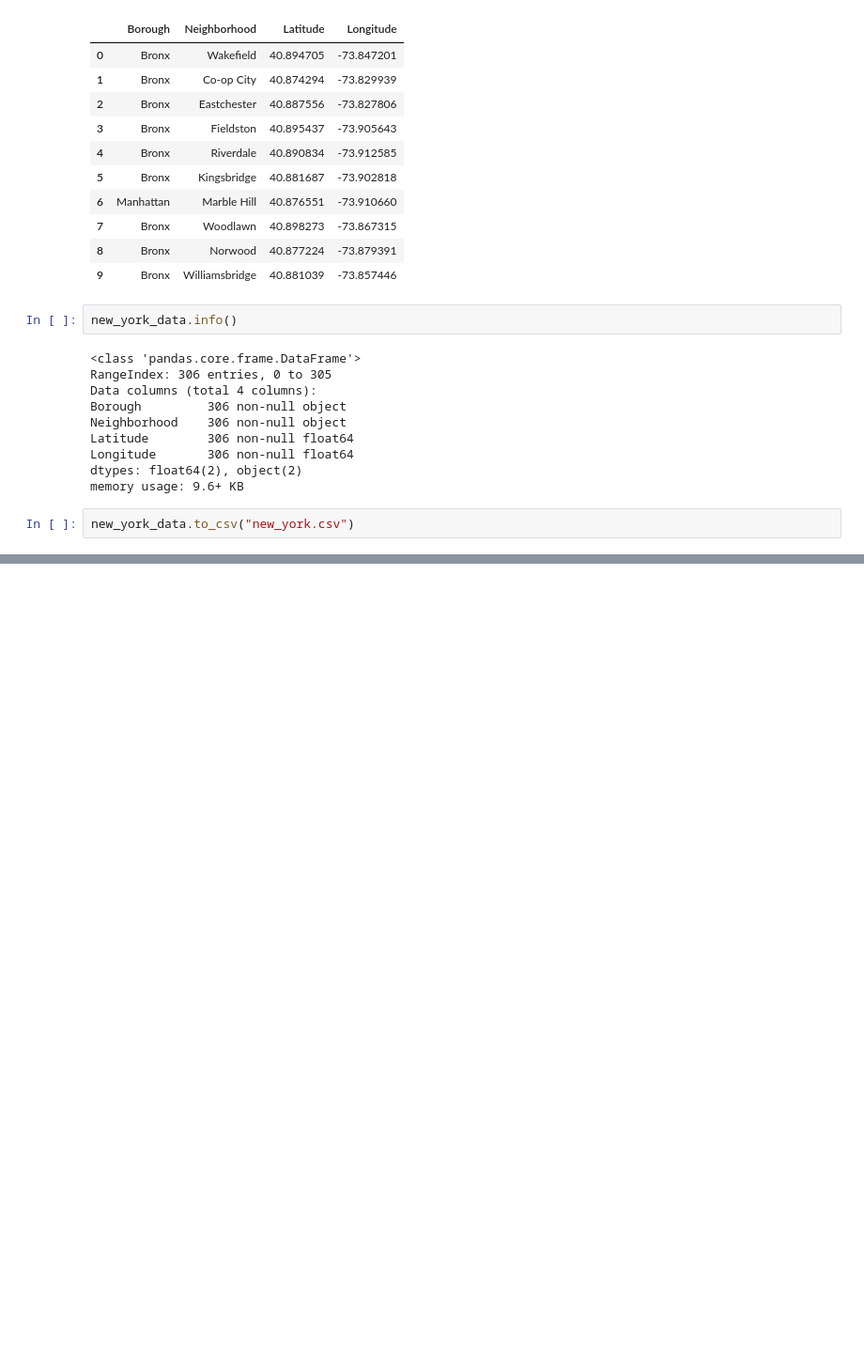
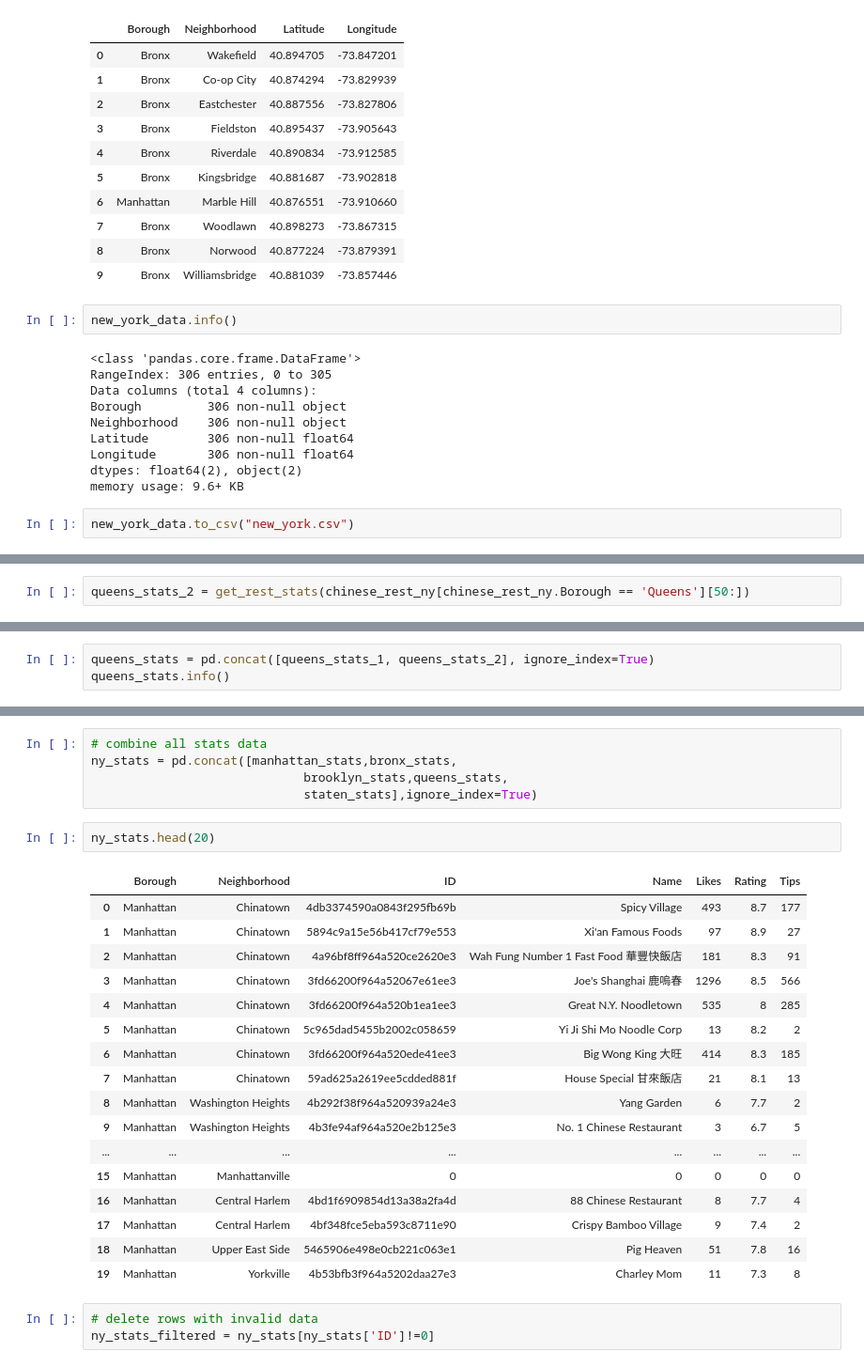
Before and after one commit to doneboat/Capstone-Project, a Jupyter notebook: Final_Project.ipynb, the cells around one changed output, grey strips where cells are left out. Shown: that part at 94% size. Cells and saved outputs as stored; diff of their text form; blank space fills up the shorter version.

```diff
--- a/Final_Project.ipynb
+++ b/Final_Project.ipynb
@@ -148,0 +454,2 @@ new_york_data.to_csv("new_york.csv")
+# %%
+queens_stats_2 = get_rest_stats(chinese_rest_ny[chinese_rest_ny.Borough == 'Queens'][50:])
@@ -148,0 +474,3 @@ new_york_data.to_csv("new_york.csv")
+# %%
+queens_stats = pd.concat([queens_stats_1, queens_stats_2], ignore_index=True)
+queens_stats.info()
@@ -148,0 +534,28 @@ new_york_data.to_csv("new_york.csv")
+# %%
+# combine all stats data
+ny_stats = pd.concat([manhattan_stats,bronx_stats,
+                             brooklyn_stats,queens_stats,
+                             staten_stats],ignore_index=True)
+# %%
+ny_stats.head(20)
+# %% [output]
+|  | Borough | Neighborhood | ID | Name | Likes | Rating | Tips |
+| 0 | Manhattan | Chinatown | 4db3374590a0843f295fb69b | Spicy Village | 493 | 8.7 | 177 |
+| 1 | Manhattan | Chinatown | 5894c9a15e56b417cf79e553 | Xi'an Famous Foods | 97 | 8.9 | 27 |
+| 2 | Manhattan | Chinatown | 4a96bf8ff964a520ce2620e3 | Wah Fung Number 1 Fast Food 華豐快飯店 | 181 | 8.3 | 91 |
+| 3 | Manhattan | Chinatown | 3fd66200f964a52067e61ee3 | Joe's Shanghai 鹿嗚春 | 1296 | 8.5 | 566 |
+| 4 | Manhattan | Chinatown | 3fd66200f964a520b1ea1ee3 | Great N.Y. Noodletown | 535 | 8 | 285 |
+| 5 | Manhattan | Chinatown | 5c965dad5455b2002c058659 | Yi Ji Shi Mo Noodle Corp | 13 | 8.2 | 2 |
+| 6 | Manhattan | Chinatown | 3fd66200f964a520ede41ee3 | Big Wong King 大旺 | 414 | 8.3 | 185 |
+| 7 | Manhattan | Chinatown | 59ad625a2619ee5cdded881f | House Special 甘來飯店 | 21 | 8.1 | 13 |
+| 8 | Manhattan | Washington Heights | 4b292f38f964a520939a24e3 | Yang Garden | 6 | 7.7 | 2 |
+| 9 | Manhattan | Washington Heights | 4b3fe94af964a520e2b125e3 | No. 1 Chinese Restaurant | 3 | 6.7 | 5 |
+| ... | ... | ... | ... | ... | ... | ... | ... |
+| 15 | Manhattan | Manhattanville | 0 | 0 | 0 | 0 | 0 |
+| 16 | Manhattan | Central Harlem | 4bd1f6909854d13a38a2fa4d | 88 Chinese Restaurant | 8 | 7.7 | 4 |
+| 17 | Manhattan | Central Harlem | 4bf348fce5eba593c8711e90 | Crispy Bamboo Village | 9 | 7.4 | 2 |
+| 18 | Manhattan | Upper East Side | 5465906e498e0cb221c063e1 | Pig Heaven | 51 | 7.8 | 16 |
+| 19 | Manhattan | Yorkville | 4b53bfb3f964a5202daa27e3 | Charley Mom | 11 | 7.3 | 8 |
+# %%
+# delete rows with invalid data
+ny_stats_filtered = ny_stats[ny_stats['ID']!=0]
```
Also changed, not shown: parts of 48 cells of this notebook, 11 other files.
